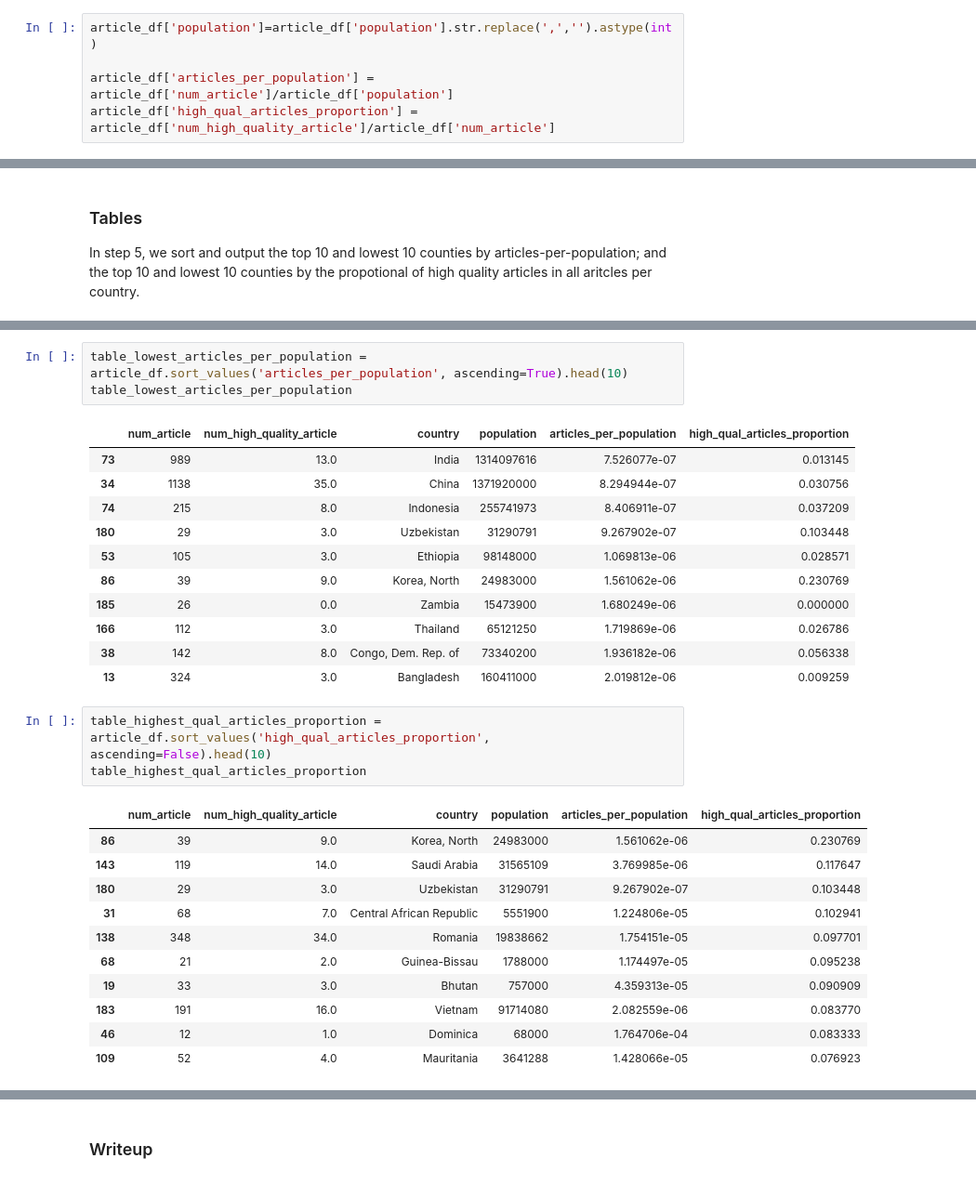
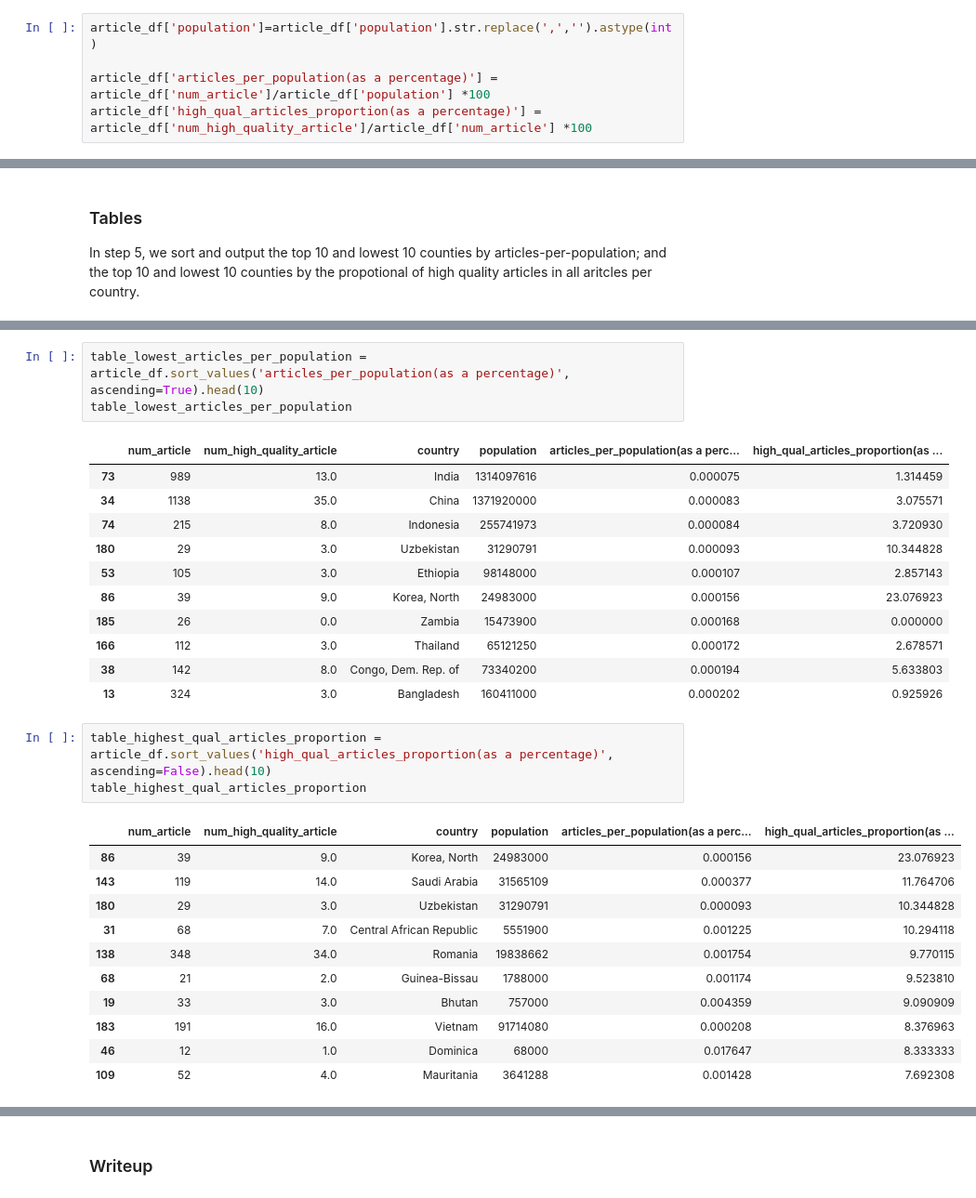
Before and after one commit to dianachenyu/data-512-a2, a Jupyter notebook: hcds-a2-bias.ipynb, the cells around one changed output, grey strips where cells are left out. Shown at 93% size. Saved outputs shown, nothing was run; the diff lists cells and outputs as text.

```diff
--- a/hcds-a2-bias.ipynb
+++ b/hcds-a2-bias.ipynb
@@ -104,8 +108,8 @@ article_df.rename(columns={'Data': 'population'}, inplace=True)
 # %%
 article_df['population']=article_df['population'].str.replace(',','').astype(int)
 
-article_df['articles_per_population'] = article_df['num_article']/article_df['population']
-article_df['high_qual_articles_proportion'] = article_df['num_high_quality_article']/article_df['num_article']
+article_df['articles_per_population(as a percentage)'] = article_df['num_article']/article_df['population'] *100
+article_df['high_qual_articles_proportion(as a percentage)'] = article_df['num_high_quality_article']/article_df['num_article'] *100
 # %%
 article_df.head()
 # %% [output]
@@ -137,31 +141,31 @@ table_highest_articles_per_population
 # %%
-table_lowest_articles_per_population = article_df.sort_values('articles_per_population', ascending=True).head(10)
+table_lowest_articles_per_population = article_df.sort_values('articles_per_population(as a percentage)', ascending=True).head(10)
 table_lowest_articles_per_population
 # %% [output]
-|  | num_article | num_high_quality_article | country | population | articles_per_population | high_qual_articles_proportion |
-| 73 | 989 | 13.0 | India | 1314097616 | 7.526077e-07 | 0.013145 |
-| 34 | 1138 | 35.0 | China | 1371920000 | 8.294944e-07 | 0.030756 |
-| 74 | 215 | 8.0 | Indonesia | 255741973 | 8.406911e-07 | 0.037209 |
-| 180 | 29 | 3.0 | Uzbekistan | 31290791 | 9.267902e-07 | 0.103448 |
-| 53 | 105 | 3.0 | Ethiopia | 98148000 | 1.069813e-06 | 0.028571 |
-| 86 | 39 | 9.0 | Korea, North | 24983000 | 1.561062e-06 | 0.230769 |
-| 185 | 26 | 0.0 | Zambia | 15473900 | 1.680249e-06 | 0.000000 |
-| 166 | 112 | 3.0 | Thailand | 65121250 | 1.719869e-06 | 0.026786 |
-| 38 | 142 | 8.0 | Congo, Dem. Rep. of | 73340200 | 1.936182e-06 | 0.056338 |
-| 13 | 324 | 3.0 | Bangladesh | 160411000 | 2.019812e-06 | 0.009259 |
+|  | num_article | num_high_quality_article | country | population | articles_per_population(as a perc... | high_qual_articles_proportion(as ... |
+| 73 | 989 | 13.0 | India | 1314097616 | 0.000075 | 1.314459 |
+| 34 | 1138 | 35.0 | China | 1371920000 | 0.000083 | 3.075571 |
+| 74 | 215 | 8.0 | Indonesia | 255741973 | 0.000084 | 3.720930 |
+| 180 | 29 | 3.0 | Uzbekistan | 31290791 | 0.000093 | 10.344828 |
+| 53 | 105 | 3.0 | Ethiopia | 98148000 | 0.000107 | 2.857143 |
+| 86 | 39 | 9.0 | Korea, North | 24983000 | 0.000156 | 23.076923 |
+| 185 | 26 | 0.0 | Zambia | 15473900 | 0.000168 | 0.000000 |
+| 166 | 112 | 3.0 | Thailand | 65121250 | 0.000172 | 2.678571 |
+| 38 | 142 | 8.0 | Congo, Dem. Rep. of | 73340200 | 0.000194 | 5.633803 |
+| 13 | 324 | 3.0 | Bangladesh | 160411000 | 0.000202 | 0.925926 |
 # %%
-table_highest_qual_articles_proportion = article_df.sort_values('high_qual_articles_proportion', ascending=False).head(10)
+table_highest_qual_articles_proportion = article_df.sort_values('high_qual_articles_proportion(as a percentage)', ascending=False).head(10)
 table_highest_qual_articles_proportion
 # %% [output]
-|  | num_article | num_high_quality_article | country | population | articles_per_population | high_qual_articles_proportion |
-| 86 | 39 | 9.0 | Korea, North | 24983000 | 1.561062e-06 | 0.230769 |
-| 143 | 119 | 14.0 | Saudi Arabia | 31565109 | 3.769985e-06 | 0.117647 |
-| 180 | 29 | 3.0 | Uzbekistan | 31290791 | 9.267902e-07 | 0.103448 |
-| 31 | 68 | 7.0 | Central African Republic | 5551900 | 1.224806e-05 | 0.102941 |
-| 138 | 348 | 34.0 | Romania | 19838662 | 1.754151e-05 | 0.097701 |
-| 68 | 21 | 2.0 | Guinea-Bissau | 1788000 | 1.174497e-05 | 0.095238 |
-| 19 | 33 | 3.0 | Bhutan | 757000 | 4.359313e-05 | 0.090909 |
-| 183 | 191 | 16.0 | Vietnam | 91714080 | 2.082559e-06 | 0.083770 |
-| 46 | 12 | 1.0 | Dominica | 68000 | 1.764706e-04 | 0.083333 |
-| 109 | 52 | 4.0 | Mauritania | 3641288 | 1.428066e-05 | 0.076923 |
+|  | num_article | num_high_quality_article | country | population | articles_per_population(as a perc... | high_qual_articles_proportion(as ... |
+| 86 | 39 | 9.0 | Korea, North | 24983000 | 0.000156 | 23.076923 |
+| 143 | 119 | 14.0 | Saudi Arabia | 31565109 | 0.000377 | 11.764706 |
+| 180 | 29 | 3.0 | Uzbekistan | 31290791 | 0.000093 | 10.344828 |
+| 31 | 68 | 7.0 | Central African Republic | 5551900 | 0.001225 | 10.294118 |
+| 138 | 348 | 34.0 | Romania | 19838662 | 0.001754 | 9.770115 |
+| 68 | 21 | 2.0 | Guinea-Bissau | 1788000 | 0.001174 | 9.523810 |
+| 19 | 33 | 3.0 | Bhutan | 757000 | 0.004359 | 9.090909 |
+| 183 | 191 | 16.0 | Vietnam | 91714080 | 0.000208 | 8.376963 |
+| 46 | 12 | 1.0 | Dominica | 68000 | 0.017647 | 8.333333 |
+| 109 | 52 | 4.0 | Mauritania | 3641288 | 0.001428 | 7.692308 |
 # %%
```
Also changed, not shown: parts of 9 cells of this notebook.
